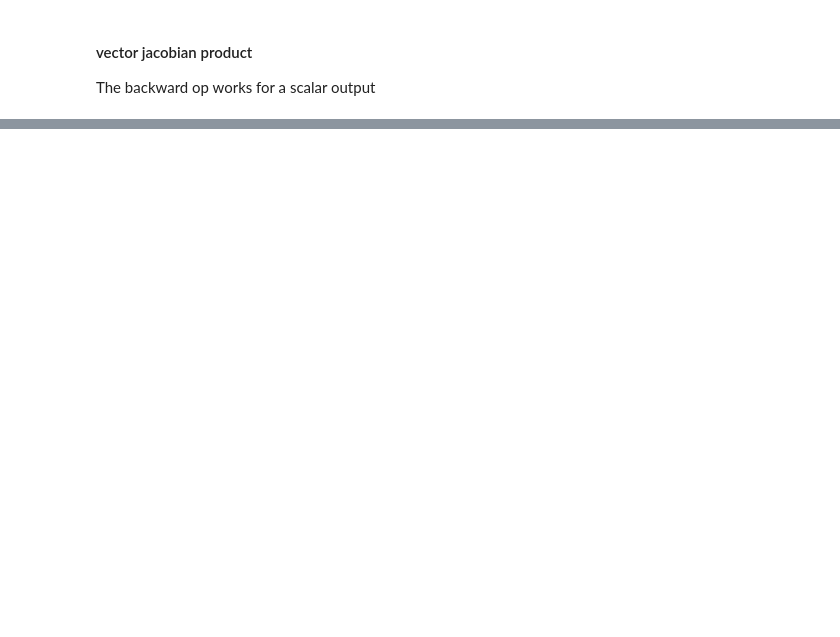
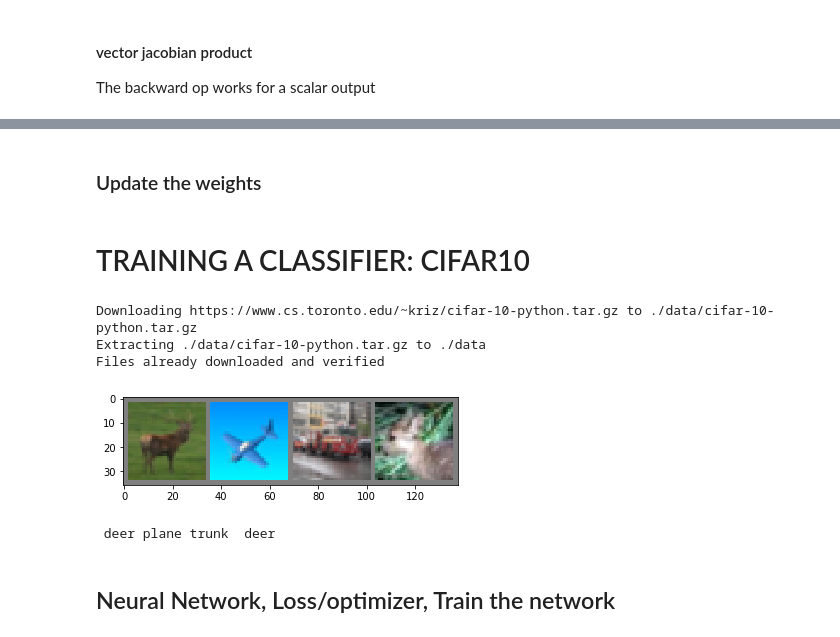
Before and after one commit to danhojin/ml-notes, a Jupyter notebook: hellos/torch1.ipynb, the cells around one changed output, grey strips where cells are left out. Saved outputs shown, nothing was run; the diff lists cells and outputs as text; code cells hidden in the pictures; blank space fills up the shorter version.

Commit message:
cifar10 tutorial

```diff
--- a/hellos/torch1.ipynb
+++ b/hellos/torch1.ipynb
@@ -205,0 +314,2 @@ x, v, z, x.grad
+# %% [markdown]
+### Update the weights
@@ -205,0 +332,78 @@ x, v, z, x.grad
+# %% [markdown]
+# TRAINING A CLASSIFIER: CIFAR10
+# %%
+import torch
+import torchvision
+import torchvision.transforms as transforms
+
+transform = transforms.Compose([
+    transforms.ToTensor(),
+    transforms.Normalize(
+        (0.5, 0.5, 0.5),
+        (0.5, 0.5, 0.5)
+    )
+])
+
+trainset = torchvision.datasets.CIFAR10(
+    root='./data',
+    train=True,
+    download=True,
+    transform=transform
+)
+
+trainloader = torch.utils.data.DataLoader(
+    trainset,
+    batch_size=4,
+    shuffle=True,
+    num_workers=2
+)
+
+testset = torchvision.datasets.CIFAR10(
+    root='./data',
+    train=False,
+    download=True,
+    transform=transform
+)
+
+testloader = torch.utils.data.DataLoader(
+    testset,
+    batch_size=4,
+    shuffle=False,
+    num_workers=2
+)
+
+classes = (
+    'plane', 'car', 'bird', 'cat',
+    'deer', 'dog', 'frog', 'horse', 'ship', 'trunk'
+)
+# %% [output]
+Downloading https://www.cs.toronto.edu/~kriz/cifar-10-python.tar.gz to ./data/cifar-10-python.tar.gz
+Extracting ./data/cifar-10-python.tar.gz to ./data
+Files already downloaded and verified
+# %%
+import matplotlib.pyplot as plt
+import numpy as np
+
+# functions to show an image
+
+
+def imshow(img):
+    img = img / 2 + 0.5     # unnormalize
+    npimg = img.numpy()
+    plt.imshow(np.transpose(npimg, (1, 2, 0)))
+    plt.show()
+
+
+# get some random training images
+dataiter = iter(trainloader)
+images, labels = dataiter.next()
+
+# show images
+imshow(torchvision.utils.make_grid(images))
+# print labels
+print(' '.join('%5s' % classes[labels[j]] for j in range(4)))
+# %% [output]
+[figure, added]
+ deer plane trunk  deer
+# %% [markdown]
+## Neural Network, Loss/optimizer, Train the network
```
Also changed, not shown: parts of 30 cells of this notebook.
